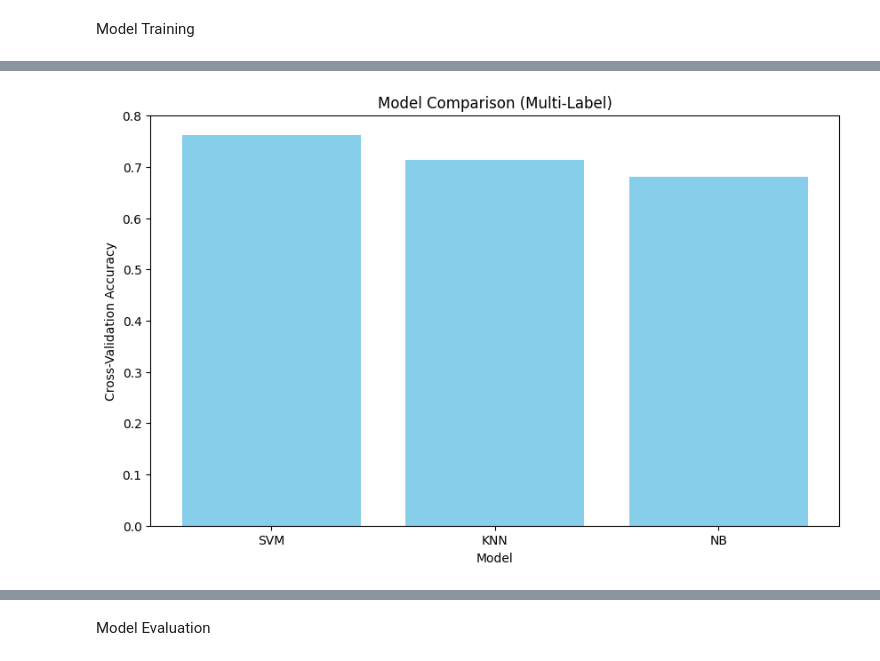
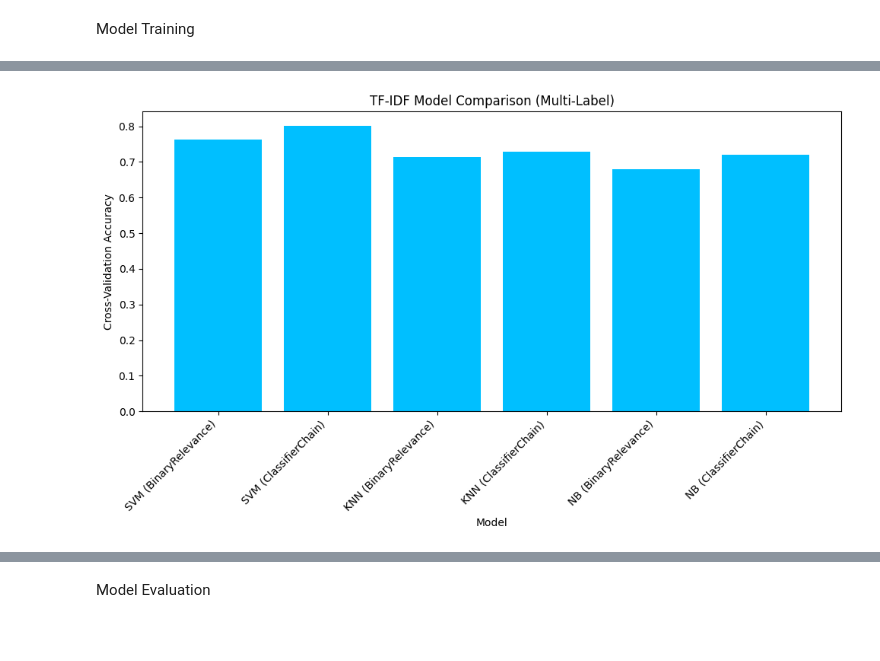
Before and after one commit to maripang98/betawi-text-multilabel-classification, a Jupyter notebook: Code Projek UTS_A_2.ipynb, the cells around one changed output, grey strips where cells are left out. Drawn from its saved outputs; the diff is of its cells as text; code cells hidden in the pictures; blank space fills up the shorter version.

Commit message:
Alvin - Implementasi sampai ke Model Training

```diff
--- a/Code Projek UTS_A_2.ipynb
+++ b/Code Projek UTS_A_2.ipynb
@@ -31,9 +31,9 @@ from sklearn.neighbors import KNeighborsClassifier
 from sklearn.naive_bayes import MultinomialNB
 from sklearn.metrics import accuracy_score, classification_report, multilabel_confusion_matrix
 # %%
-train_data = pd.read_csv('./dataset/train_preprocess.csv', sep=';')
-val_data = pd.read_csv('./dataset/valid_preprocess.csv', sep=';')
-test_data = pd.read_csv('./dataset/test_preprocess.csv', sep=';')
+train_data = pd.read_csv('./dataset_betawi/train_preprocess.csv', sep=';')
+val_data = pd.read_csv('./dataset_betawi/valid_preprocess.csv', sep=';')
+test_data = pd.read_csv('./dataset_betawi/test_preprocess.csv', sep=';')
 
 print('Train Data: ', train_data.shape)
 print('Validation Data: ', val_data.shape)
@@ -219,9 +219,9 @@ y_test_multi = test_encoded[label_columns]
 # %%
 # TF-IDF Vectorizer
 vectorizer = TfidfVectorizer()
-X_train = vectorizer.fit_transform(train_data['clean_text'])
-X_val = vectorizer.transform(val_data['clean_text'])
-X_test = vectorizer.transform(test_data['clean_text'])
+X_train_tfvec = vectorizer.fit_transform(train_data['clean_text'])
+X_val_tfvec = vectorizer.transform(val_data['clean_text'])
+X_test_tfvec = vectorizer.transform(test_data['clean_text'])
 # %%
 # Implementasi Word2Vec
 from gensim.models import Word2Vec
@@ -254,6 +254,8 @@ X_test_ngram = ngram_vectorizer.transform(test_data['clean_text'])
 # %% [markdown]
 Model Training
 # %%
+# TF-IDF
+
 param_grids_multi = {
     'SVM': {
         'classifier__kernel': ['linear', 'rbf'],
@@ -264,7 +266,8 @@ param_grids_multi = {
         'classifier__weights': ['uniform', 'distance']
     },
     'NB': {
-        'classifier__alpha': [0.1, 0.5, 1.0]
+        'classifier__alpha': [0.1, 0.5, 1.0],
+        'classifier__fit_prior': [True, False]
     }
 }
 
@@ -276,32 +279,52 @@ base_models = {
 
 kf = KFold(n_splits=5, shuffle=True, random_state=42)
 best_multi_models = {}
-results_multi = {}
+results_multi_tfvec = []
+metrics_data = []
 
-# Grid search & cross-validation
 for model_name, base_model in base_models.items():
-    br_model = BinaryRelevance(classifier=base_model)
+    for problem_transform in [BinaryRelevance, ClassifierChain]:
+        print(f"\nRunning {model_name} with {problem_transform.__name__}...")
 
-    grid = GridSearchCV(
-        br_model,
-        param_grids_multi[model_name],
-        cv=kf,
-        scoring='accuracy',
-        n_jobs=-1
-    )
+        br_model =  problem_transform(classifier=base_model)
 
-    grid.fit(X_train, y_train_multi)
+        grid = GridSearchCV(
+            br_model,
+            param_grids_multi[model_name],
+            cv=kf,
+            scoring='accuracy',
+            n_jobs=-1
+        )
 
-    best_multi_models[model_name] = grid.best_estimator_
-    results_multi[model_name] = grid.best_score_
+        grid.fit(X_train_tfvec, y_train_multi)
 
-    print(f"Best Parameters for {model_name}: {grid.best_params_}")
-    print(f"{model_name} Cross-Validation Accuracy: {grid.best_score_:.4f}")
+        key_name = f"{model_name}_{problem_transform.__name__}"
+        best_multi_models[model_name] = grid.best_estimator_
+
+        results_multi_tfvec.append((model_name, problem_transform.__name__, grid.best_score_))
+        metrics_data.append({
+            'Model': model_name,
+            'Transform': problem_transform.__name__,
+            'Best Parameters': grid.best_params_,
+            'Cross-Validation Accuracy': grid.best_score_
+        })
+
+        print(f"Best Parameters for {model_name}: {grid.best_params_}")
+        print(f"{model_name} Cross-Validation Accuracy: {grid.best_score_:.4f}")
+
+metrics_df_tfvec = pd.DataFrame(metrics_data)
+print(metrics_df_tfvec)
 
 plt.figure(figsize=(10, 6))
-plt.bar(results_multi.keys(), results_multi.values(), color='skyblue')
+plt.bar(
+    [f"{model[0]} ({model[1]})" for model in results_multi_tfvec],
+    [model[2] for model in results_multi_tfvec],
+    color='deepskyblue'
+)
 plt.xlabel('Model')
 plt.ylabel('Cross-Validation Accuracy')
-plt.title('Model Comparison (Multi-Label)')
+plt.title('TF-IDF Model Comparison (Multi-Label)')
+plt.xticks(rotation=45, ha='right')
+plt.tight_layout()
 plt.show()
 # %% [output]
@@ -314 +348 @@ NB Cross-Validation Accuracy: 0.6802
-[figure, old version]
+[figure, new version]
```
Also changed, not shown: parts of 7 cells of this notebook.
